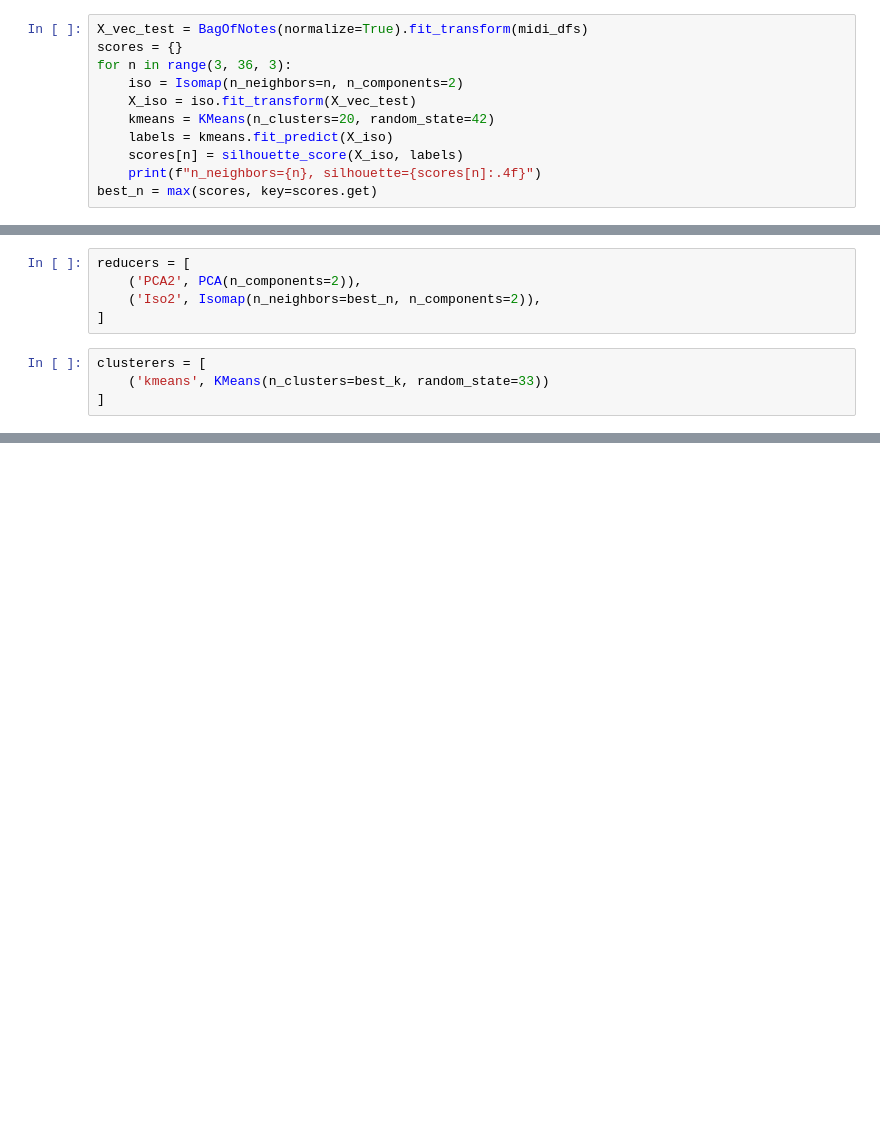
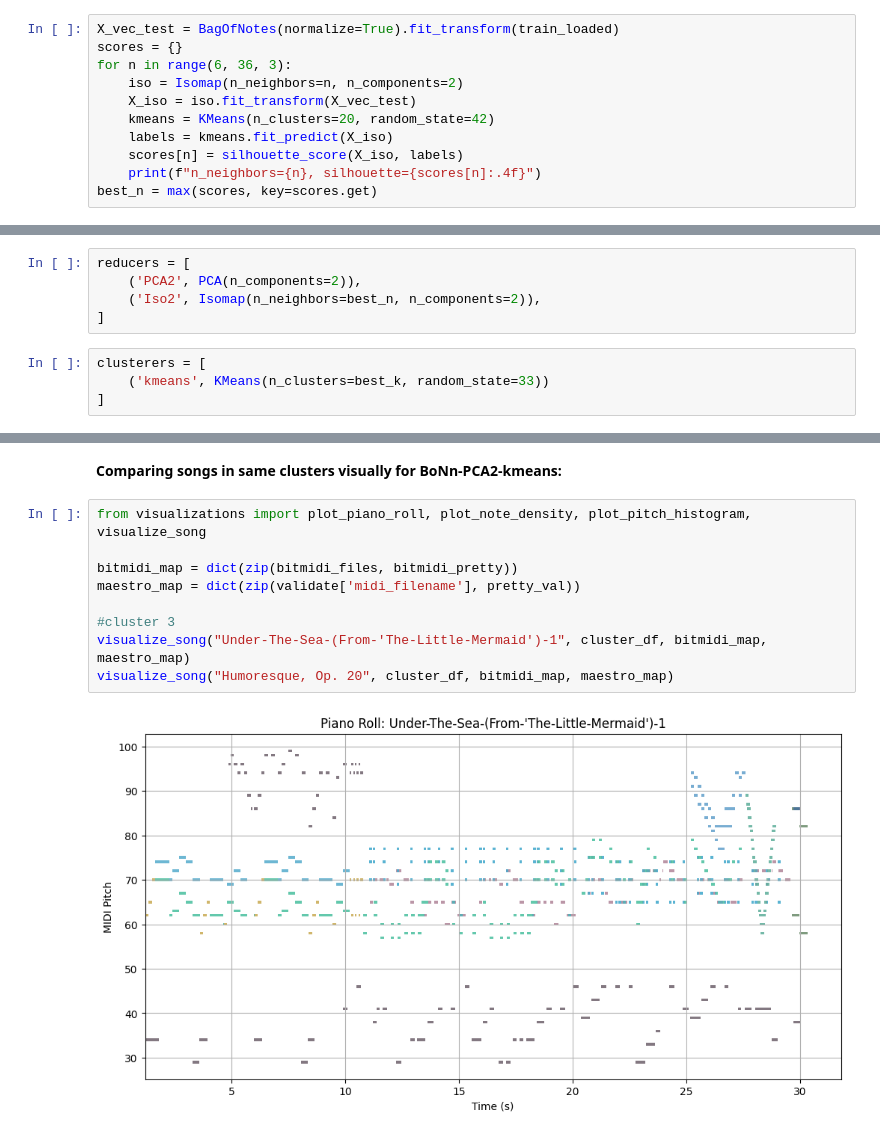
Before and after one commit to cloughurd/melodies, a Jupyter notebook: experiments/CrossDomain.ipynb, the cells around one changed output, grey strips where cells are left out. Saved outputs shown, nothing was run; the diff lists cells and outputs as text; blank space fills up the shorter version.

Commit message:
Visualizations of Cross Domain Comparisons

```diff
--- a/experiments/CrossDomain.ipynb
+++ b/experiments/CrossDomain.ipynb
@@ -56,9 +58,9 @@ vectorizers = [
     ('InstBoN', InstrumentAwareBoN())
 ]
 # %%
-X_vec_test = BagOfNotes(normalize=True).fit_transform(midi_dfs)
+X_vec_test = BagOfNotes(normalize=True).fit_transform(train_loaded)
 scores = {}
-for n in range(3, 36, 3):
+for n in range(6, 36, 3):
     iso = Isomap(n_neighbors=n, n_components=2)
     X_iso = iso.fit_transform(X_vec_test)
     kmeans = KMeans(n_clusters=20, random_state=42)
@@ -138,0 +237,13 @@ plt.show()
+# %% [markdown]
+**Comparing songs in same clusters visually for BoNn-PCA2-kmeans:**
+# %%
+from visualizations import plot_piano_roll, plot_note_density, plot_pitch_histogram, visualize_song
+
+bitmidi_map = dict(zip(bitmidi_files, bitmidi_pretty))
+maestro_map = dict(zip(validate['midi_filename'], pretty_val))
+
+#cluster 3
+visualize_song("Under-The-Sea-(From-'The-Little-Mermaid')-1", cluster_df, bitmidi_map, maestro_map)
+visualize_song("Humoresque, Op. 20", cluster_df, bitmidi_map, maestro_map)
+# %% [output]
+[figure, added]
```
Also changed, not shown: parts of 12 cells of this notebook, 3 other files.
